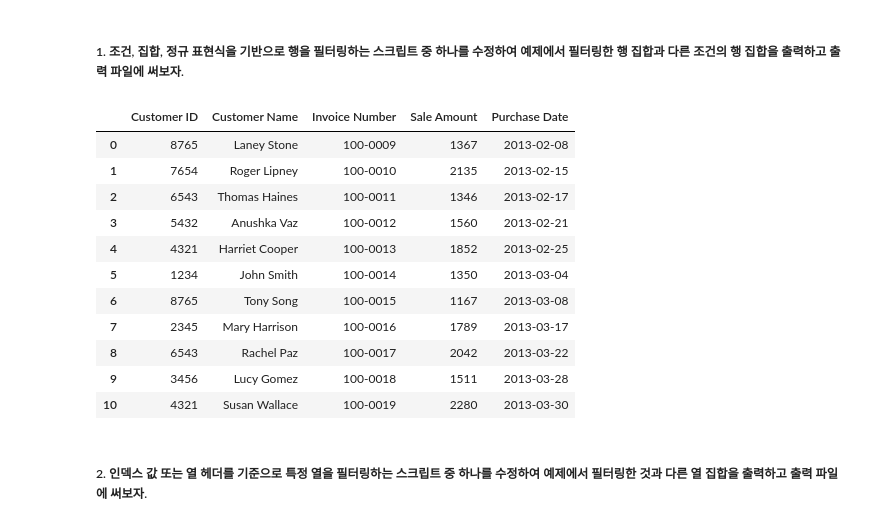
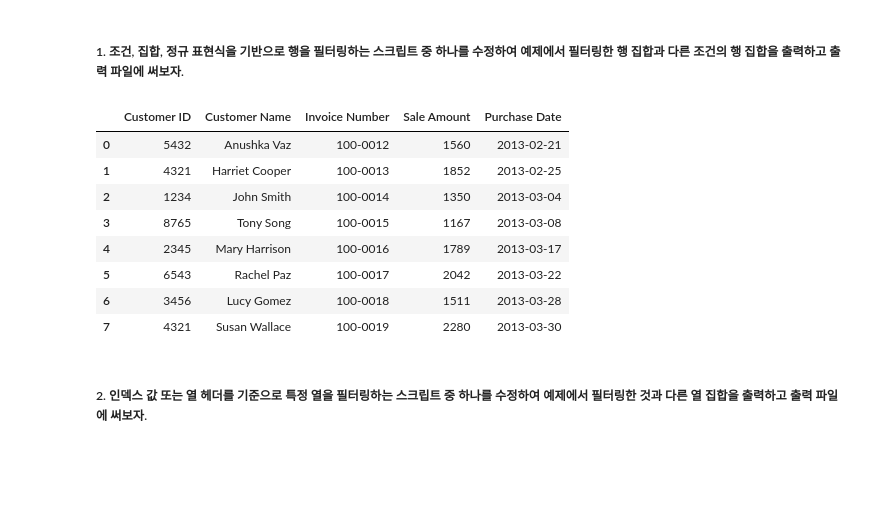
Before and after one commit to no-use-rami/analytics-with-python, a Jupyter notebook: 3장/3.4~3.6.ipynb, the cells around one changed output. Cells and saved outputs as stored; diff of their text form; code cells hidden in the pictures; blank space fills up the shorter version.

```diff
--- a/3장/3.4~3.6.ipynb
+++ b/3장/3.4~3.6.ipynb
@@ -448,38 +445,35 @@ pd.read_excel("13pandas_output.xls").head(6)
 # %%
 import pandas as pd
 
 input_file = "sales_2013.xlsx"
 output_file = "3practice_1.xls"
 
 data_frame = pd.read_excel(input_file, sheetname=None, index_col=None)
 
-filter_date = '2013-02-06'
+filter_date = '2013-02-18'
 
 row_list = []
 for worksheet_name, data in data_frame.items():
     #row_list.append(data[data['Customer ID'] > 1234 ])
     row_list.append(data[data['Purchase Date'] > filter_date])
 
 all_rows = pd.concat(row_list, axis=0, ignore_index=True)
 
 writer = pd.ExcelWriter(output_file)
 all_rows.to_excel(writer, sheet_name='DateFilter', index=False)
 writer.save()
 
 pd.read_excel("3practice_1.xls")
 # %% [output]
 |  | Customer ID | Customer Name | Invoice Number | Sale Amount | Purchase Date |
-| 0 | 8765 | Laney Stone | 100-0009 | 1367 | 2013-02-08 |
-| 1 | 7654 | Roger Lipney | 100-0010 | 2135 | 2013-02-15 |
-| 2 | 6543 | Thomas Haines | 100-0011 | 1346 | 2013-02-17 |
-| 3 | 5432 | Anushka Vaz | 100-0012 | 1560 | 2013-02-21 |
-| 4 | 4321 | Harriet Cooper | 100-0013 | 1852 | 2013-02-25 |
-| 5 | 1234 | John Smith | 100-0014 | 1350 | 2013-03-04 |
-| 6 | 8765 | Tony Song | 100-0015 | 1167 | 2013-03-08 |
-| 7 | 2345 | Mary Harrison | 100-0016 | 1789 | 2013-03-17 |
-| 8 | 6543 | Rachel Paz | 100-0017 | 2042 | 2013-03-22 |
-| 9 | 3456 | Lucy Gomez | 100-0018 | 1511 | 2013-03-28 |
-| 10 | 4321 | Susan Wallace | 100-0019 | 2280 | 2013-03-30 |
+| 0 | 5432 | Anushka Vaz | 100-0012 | 1560 | 2013-02-21 |
+| 1 | 4321 | Harriet Cooper | 100-0013 | 1852 | 2013-02-25 |
+| 2 | 1234 | John Smith | 100-0014 | 1350 | 2013-03-04 |
+| 3 | 8765 | Tony Song | 100-0015 | 1167 | 2013-03-08 |
+| 4 | 2345 | Mary Harrison | 100-0016 | 1789 | 2013-03-17 |
+| 5 | 6543 | Rachel Paz | 100-0017 | 2042 | 2013-03-22 |
+| 6 | 3456 | Lucy Gomez | 100-0018 | 1511 | 2013-03-28 |
+| 7 | 4321 | Susan Wallace | 100-0019 | 2280 | 2013-03-30 |
 # %% [markdown]
 ##### 2. 인덱스 값 또는 열 헤더를 기준으로 특정 열을 필터링하는 스크립트 중 하나를 수정하여 예제에서 필터링한 것과 다른 열 집합을 출력하고 출력 파일에 써보자.
 # %%
```
Also changed, not shown: parts of 5 cells of this notebook.
